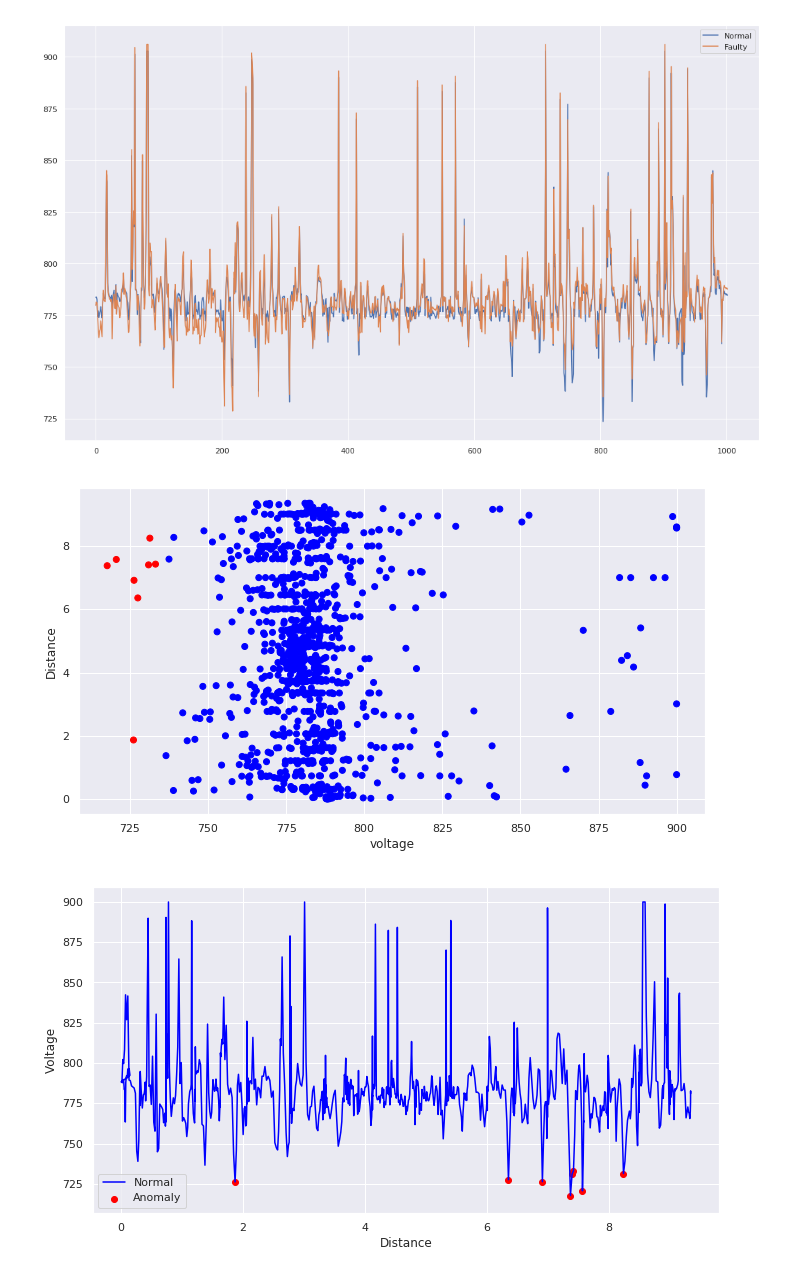
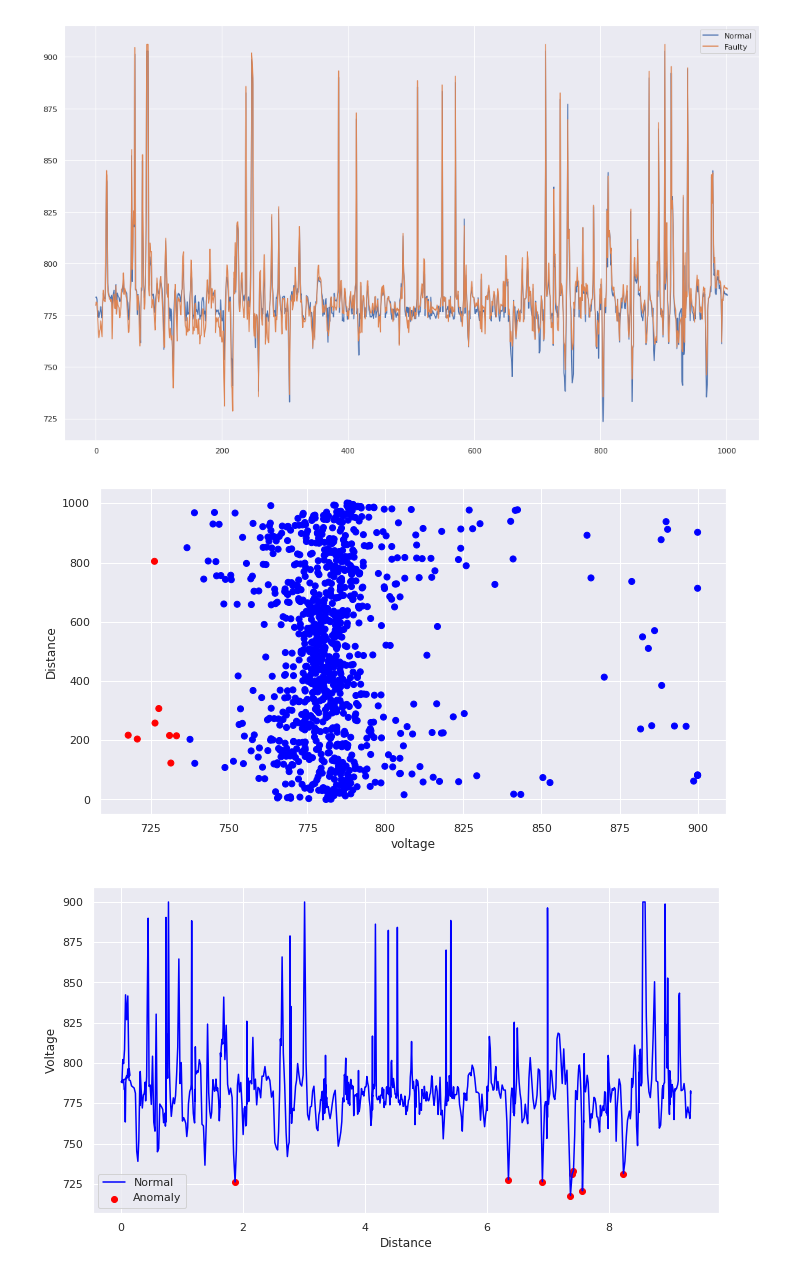
Before and after one commit to aggelstav/projects, a Jupyter notebook: AnomalyDetection/Simple detection solution using kmeans.ipynb, the cells around one changed output. Cells and saved outputs as stored; diff of their text form; code cells hidden in the pictures.

```diff
--- a/AnomalyDetection/Simple detection solution using kmeans.ipynb
+++ b/AnomalyDetection/Simple detection solution using kmeans.ipynb
@@ -100,13 +100,13 @@ plt.legend(loc='best')
 # %%
 # visualisation of anomaly with cluster view
 fig, ax = plt.subplots(figsize=(10,6))
 colors = {0:'blue', 1:'red'}
-ax.scatter(df['voltage [V]'],df['loc. (actual) [km]'], c=df["anomaly1"].apply(lambda x: colors[x]))
+ax.scatter(df['voltage [V]'],df.index, c=df["anomaly1"].apply(lambda x: colors[x]))
 plt.xlabel('voltage')
 plt.ylabel('Distance')
 plt.show();
 # %% [output]
-[figure, old version]
+[figure, new version]
 # %%
 fig, ax = plt.subplots(figsize=(10,6))
 a = df.loc[df['anomaly1'] == 1, ['loc. (actual) [km]', 'voltage [V]']] #anomaly
```
Also changed, not shown: parts of 1 cell of this notebook, 3 other files.
